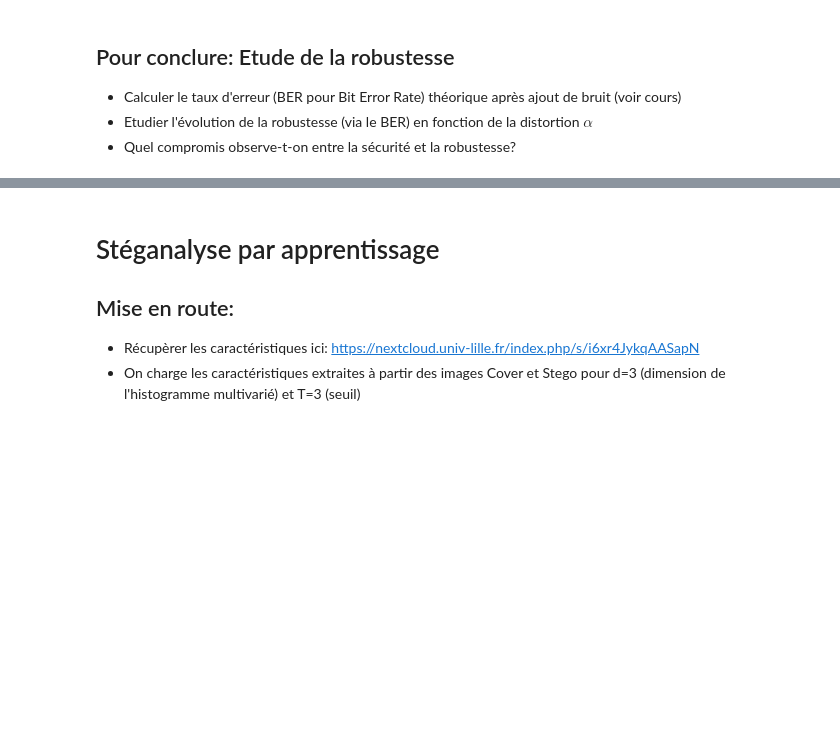
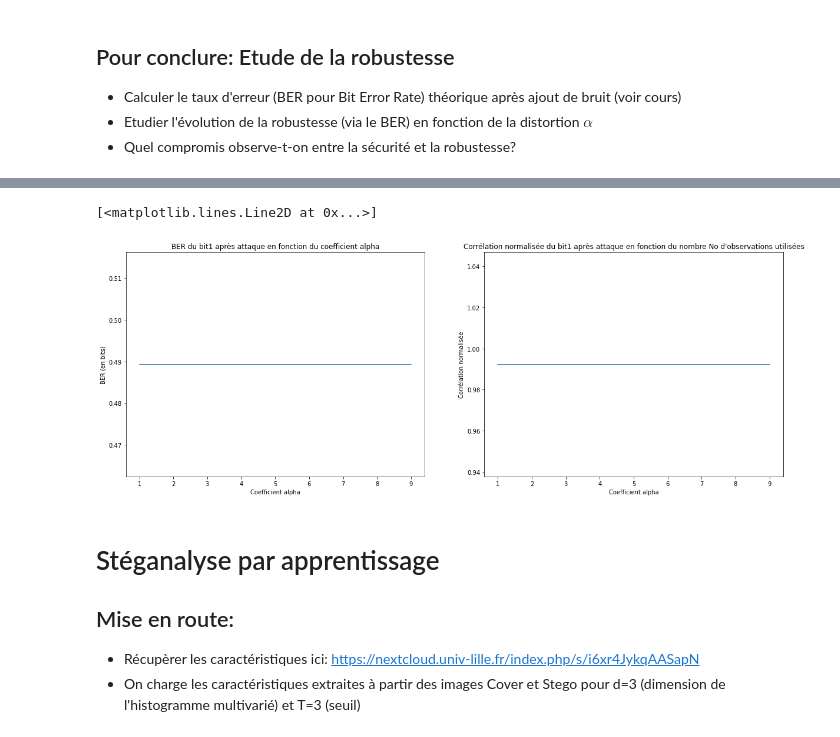
Before and after one commit to SnowHawkeye/sdia-labs, a Jupyter notebook: information/tp2/TP2_SALEM_SALEM.ipynb, the cells around one changed output, grey strips where cells are left out. Drawn from its saved outputs; the diff is of its cells as text; code cells hidden in the pictures; blank space fills up the shorter version.

```diff
--- a/information/tp2/TP2_SALEM_SALEM.ipynb
+++ b/information/tp2/TP2_SALEM_SALEM.ipynb
@@ -251,7 +409,7 @@ for alpha in alpha_list:
 # %%
 ber_list_alpha = []
 corrN_list_alpha = []
-alpha_list = np.arange(1,20)
+alpha_list = np.arange(1,10)
 
 for alpha in alpha_list:
     practical_ber, corrN_alpha = do_process(alpha,No=1000)
@@ -435,7 +742,7 @@ plt.plot(No_list, np.ravel(corrN_list_No))
 # %%
 ber_list_alpha = []
 corrN_list_alpha = []
-alpha_list = np.arange(1,20)
+alpha_list = np.arange(1,10)
 
 for alpha in alpha_list:
     practical_ber, corrN_alpha = do_process(alpha,No=1000)
@@ -463,3 +883,31 @@ plt.plot(alpha_list, corrN_list_alpha)
+# %%
+ber_list_alpha = []
+corrN_list_alpha = []
+No_list = np.arange(100,2000,100)
+
+alpha_list = np.arange(1,10)
+
+for alpha in alpha_list:
+    practical_ber, corrN_alpha = do_process_with_noise(alpha,No=1000, noise_std=10)
+    ber_list_alpha.append(practical_ber)
+    corrN_list_alpha.append(corrN)
+
+plt.figure(figsize=(20,7))
+
+plt.subplot(121)
+plt.title("BER du bit1 après attaque en fonction du coefficient alpha")
+plt.xlabel("Coefficient alpha")
+plt.ylabel("BER (en bits)")
+plt.plot(alpha_list, ber_list_alpha)
+
+plt.subplot(122)
+plt.title("Corrélation normalisée du bit1 après attaque en fonction du nombre No d'observations utilisées")
+plt.xlabel("Coefficient alpha")
+plt.ylabel("Corrélation normalisée")
+plt.plot(alpha_list, corrN_list_alpha)
+# %% [output]
+[<matplotlib.lines.Line2D at 0x...>]
+[figure, added]
 # %% [markdown]
 # Stéganalyse par apprentissage
 ## Mise en route:
```
Also changed, not shown: parts of 30 cells of this notebook, 2 other files.
